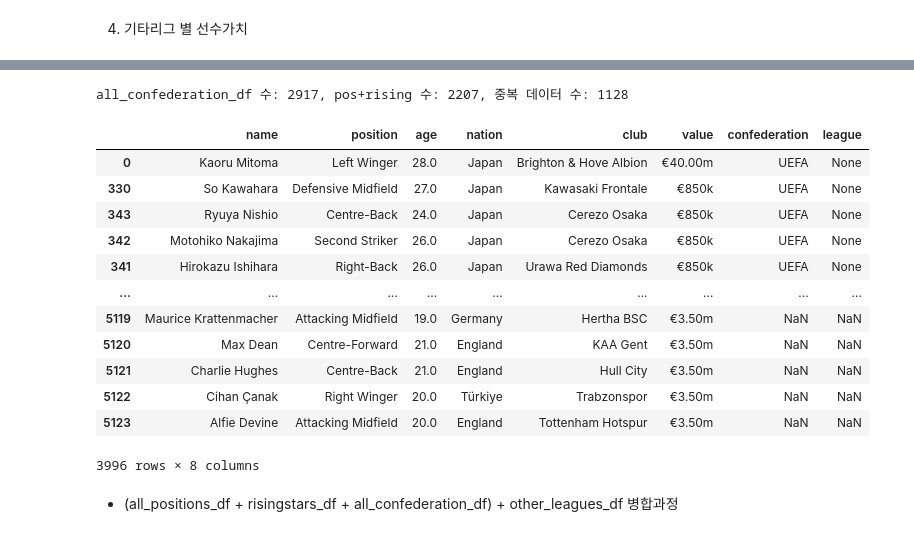
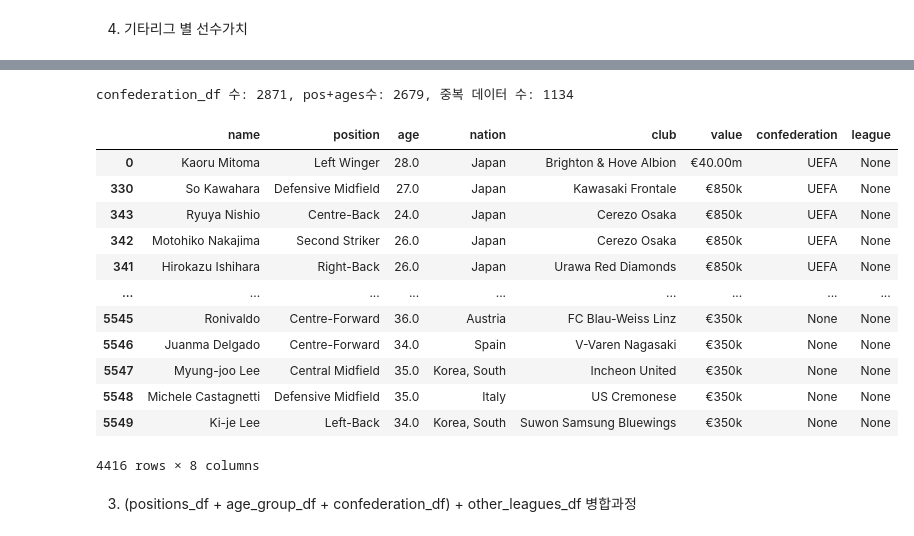
Before and after one commit to sesac-dragon/project_jeon99yu, a Jupyter notebook: crawlers/transfermarkt.ipynb, the cells around one changed output, grey strips where cells are left out. Cells and saved outputs as stored; diff of their text form; code cells hidden in the pictures.

```diff
--- a/crawlers/transfermarkt.ipynb
+++ b/crawlers/transfermarkt.ipynb
@@ -371,7 +128,7 @@ confederation_ids = {
     'OFC': 6 # 오세아니아 축구 연맹
 }
 
-all_confederation = []
+confederation = []
 
 for confederation_key, kontinent_id in confederation_ids.items():
     for page in range(1, 21):
@@ -382,8 +139,8 @@ for confederation_key, kontinent_id in confederation_ids.items():
 
         for info in player_info:
             player = info.find_all('td')
-            all_confederation.append({
-                'name': player[3].text.strip(),
+            confederation.append({
+                'name': unidecode(player[3].text.strip()),
                 'position': player[4].text.strip(),
                 'age': player[5].text.strip(),
                 'nation': player[6].find('img').get('alt') if player[6].find('img') else '',
@@ -392,11 +149,11 @@ for confederation_key, kontinent_id in confederation_ids.items():
                 'confederation': confederation_key
                 })
 
-all_confederation_df = pd.DataFrame(all_confederation)
-all_confederation_df = all_confederation_df.drop_duplicates()
+confederation_df = pd.DataFrame(confederation)
+confederation_df = confederation_df.drop_duplicates()
 
-all_confederation_df.to_csv('../data/transfermarkt_all_confederation.csv', index=False, encoding='utf-8-sig')
-all_confederation_df
+confederation_df.to_csv('../data/tfm_confederation.csv', index=False, encoding='utf-8-sig')
+confederation_df
 # %% [output]
 |  | name | position | age | nation | club | value | confederation |
 | 0 | Kaoru Mitoma | Left Winger | 28 | Japan | Brighton & Hove Albion | €40.00m | UEFA |
@@ -521,11 +279,9 @@ other_leagues_df
 # %%
-merged1_df = pd.concat([all_positions_df, risingstars_df], ignore_index=True)
+merged1_df = pd.concat([positions_df, age_group_df], ignore_index=True)
 
-# 두 데이터프레임에서 중복되는 행 찾기
-duplicate_rows = pd.merge(all_positions_df, risingstars_df, on=['name', 'position', 'age', 'nation', 'club', 'value'])
-print(f'all_positions 수: {len(all_positions_df)}, risingstars 수: {len(risingstars_df)}, 중복 데이터 수: {len(duplicate_rows)}')
+duplicate_rows = pd.merge(positions_df, age_group_df, on=['name', 'position', 'age', 'nation', 'club', 'value'])
+print(f'positions_df 수: {len(positions_df)}, age_group_df 수: {len(age_group_df)}, 중복 데이터 수: {len(duplicate_rows)}')
 
 merged1_df = merged1_df.drop_duplicates()
-merged1_df.to_csv('../data/transfermarkt_merged1_df.csv', index=False, encoding='utf-8-sig')
 merged1_df
 # %% [output]
@@ -548,6 +304,6 @@ all_positions 수: 2000, risingstars 수: 500, 중복 데이터 수: 293
 # %%
 # 인덱스 초기화
-all_confederation_df = all_confederation_df.reset_index(drop=True)
+confederation_df = confederation_df.reset_index(drop=True)
 merged1_df = merged1_df.reset_index(drop=True)
 
 # 병합 기준 key 컬럼
@@ -555,53 +311,52 @@ key_cols = ['name', 'position', 'age', 'nation', 'club', 'value']
 
 # 컬럼 타입 맞추기
 for col in key_cols:
-    if col in all_confederation_df.columns and col in merged1_df.columns:
+    if col in confederation_df.columns and col in merged1_df.columns:
         if col == 'age':
-            all_confederation_df[col] = pd.to_numeric(all_confederation_df[col], errors='coerce')
+            confederation_df[col] = pd.to_numeric(confederation_df[col], errors='coerce')
             merged1_df[col] = pd.to_numeric(merged1_df[col], errors='coerce')
         else:
-            all_confederation_df[col] = all_confederation_df[col].astype(str)
+            confederation_df[col] = confederation_df[col].astype(str)
             merged1_df[col] = merged1_df[col].astype(str)
 
 # 컬럼 순서 정렬
 columns_order = ['name', 'position', 'age', 'nation', 'club', 'value', 'confederation', 'league']
 for col in columns_order:
-    if col not in all_confederation_df.columns:
-        all_confederation_df[col] = None
+    if col not in confederation_df.columns:
+        confederation_df[col] = None
     if col not in merged1_df.columns:
         merged1_df[col] = None
-all_confederation_df = all_confederation_df[columns_order]
+confederation_df = confederation_df[columns_order]
 merged1_df = merged1_df[columns_order]
 
 # 병합
-merged2_df = pd.concat([all_confederation_df, merged1_df], ignore_index=True)
+merged2_df = pd.concat([confederation_df, merged1_df], ignore_index=True)
 
 # 중복 데이터 찾기
-duplicate2_rows = pd.merge(all_confederation_df, merged1_df, on=key_cols)
-print(f'all_confederation_df 수: {len(all_confederation_df)}, pos+rising 수: {len(merged1_df)}, 중복 데이터 수: {len(duplicate2_rows)}')
+duplicate2_rows = pd.merge(confederation_df, merged1_df, on=key_cols)
+print(f'confederation_df 수: {len(confederation_df)}, pos+ages수: {len(merged1_df)}, 중복 데이터 수: {len(duplicate2_rows)}')
 
 merged2_df = merged2_df.sort_values(by='confederation', ascending=False)
 merged2_df = merged2_df.drop_duplicates(subset=key_cols)
 
-merged2_df.to_csv('../data/transfermarkt_merged2_df.csv', index=False, encoding='utf-8-sig')
 merged2_df
 # %% [output]
-all_confederation_df 수: 2917, pos+rising 수: 2207, 중복 데이터 수: 1128
+confederation_df 수: 2871, pos+ages수: 2679, 중복 데이터 수: 1134
 |  | name | position | age | nation | club | value | confederation | league |
 | 0 | Kaoru Mitoma | Left Winger | 28.0 | Japan | Brighton & Hove Albion | €40.00m | UEFA | None |
 | 330 | So Kawahara | Defensive Midfield | 27.0 | Japan | Kawasaki Frontale | €850k | UEFA | None |
 | 343 | Ryuya Nishio | Centre-Back | 24.0 | Japan | Cerezo Osaka | €850k | UEFA | None |
 | 342 | Motohiko Nakajima | Second Striker | 26.0 | Japan | Cerezo Osaka | €850k | UEFA | None |
 | 341 | Hirokazu Ishihara | Right-Back | 26.0 | Japan | Urawa Red Diamonds | €850k | UEFA | None |
 | ... | ... | ... | ... | ... | ... | ... | ... | ... |
-| 5119 | Maurice Krattenmacher | Attacking Midfield | 19.0 | Germany | Hertha BSC | €3.50m | NaN | NaN |
-| 5120 | Max Dean | Centre-Forward | 21.0 | England | KAA Gent | €3.50m | NaN | NaN |
-| 5121 | Charlie Hughes | Centre-Back | 21.0 | England | Hull City | €3.50m | NaN | NaN |
-| 5122 | Cihan Çanak | Right Winger | 20.0 | Türkiye | Trabzonspor | €3.50m | NaN | NaN |
-| 5123 | Alfie Devine | Attacking Midfield | 20.0 | England | Tottenham Hotspur | €3.50m | NaN | NaN |
+| 5545 | Ronivaldo | Centre-Forward | 36.0 | Austria | FC Blau-Weiss Linz | €350k | None | None |
+| 5546 | Juanma Delgado | Centre-Forward | 34.0 | Spain | V-Varen Nagasaki | €350k | None | None |
+| 5547 | Myung-joo Lee | Central Midfield | 35.0 | Korea, South | Incheon United | €350k | None | None |
+| 5548 | Michele Castagnetti | Defensive Midfield | 35.0 | Italy | US Cremonese | €350k | None | None |
+| 5549 | Ki-je Lee | Left-Back | 34.0 | Korea, South | Suwon Samsung Bluewings | €350k | None | None |
-3996 rows × 8 columns
+4416 rows × 8 columns
 # %% [markdown]
-- (all_positions_df + risingstars_df + all_confederation_df) + other_leagues_df 병합과정
+3. (positions_df + age_group_df + confederation_df) + other_leagues_df 병합과정
 # %%
 # 인덱스 초기화
 other_leagues_df = other_leagues_df.reset_index(drop=True)
```
Also changed, not shown: parts of 15 cells of this notebook.
